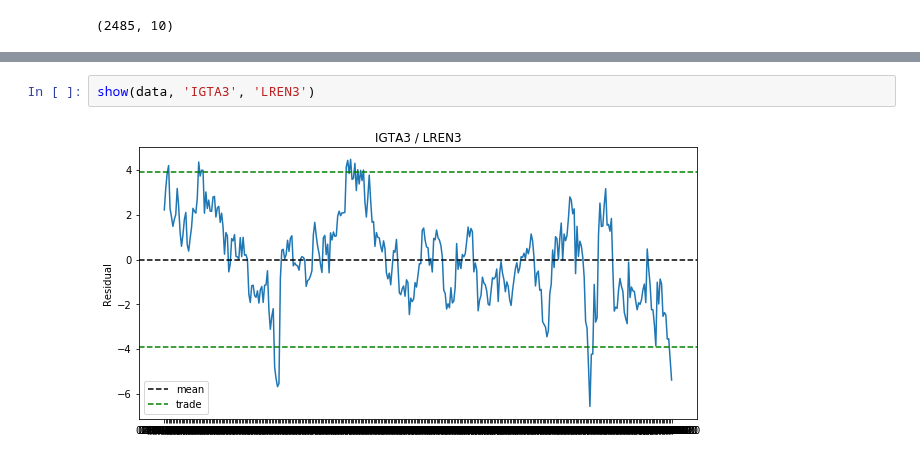
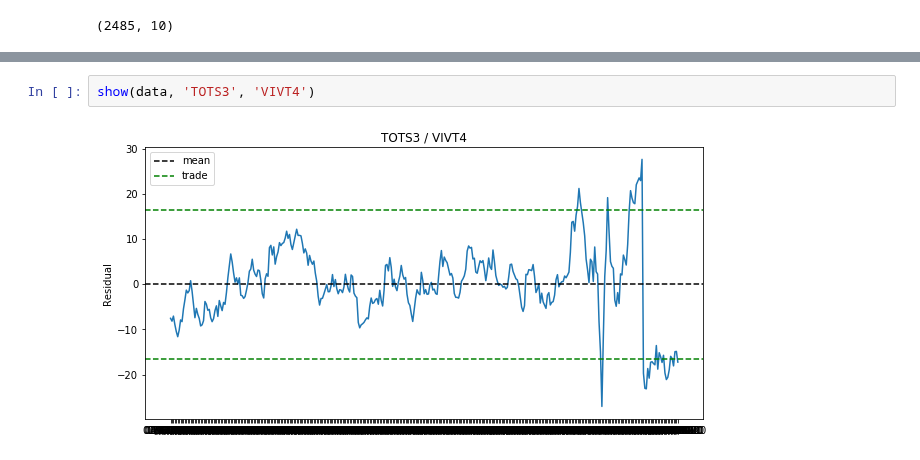
Before and after one commit to andreolvgomes/long-short-by-cointegration, a Jupyter notebook: Cointegration.ipynb, the cells around one changed output, grey strips where cells are left out. Drawn from its saved outputs; the diff is of its cells as text.

```diff
--- a/Cointegration.ipynb
+++ b/Cointegration.ipynb
@@ -422,4 +432,4 @@ signal
 # %%
-show(data, 'IGTA3', 'LREN3')
+show(data, 'TOTS3', 'VIVT4')
 # %% [output]
-[figure, old version]
+[figure, new version]
```
Also changed, not shown: parts of 7 cells of this notebook.
